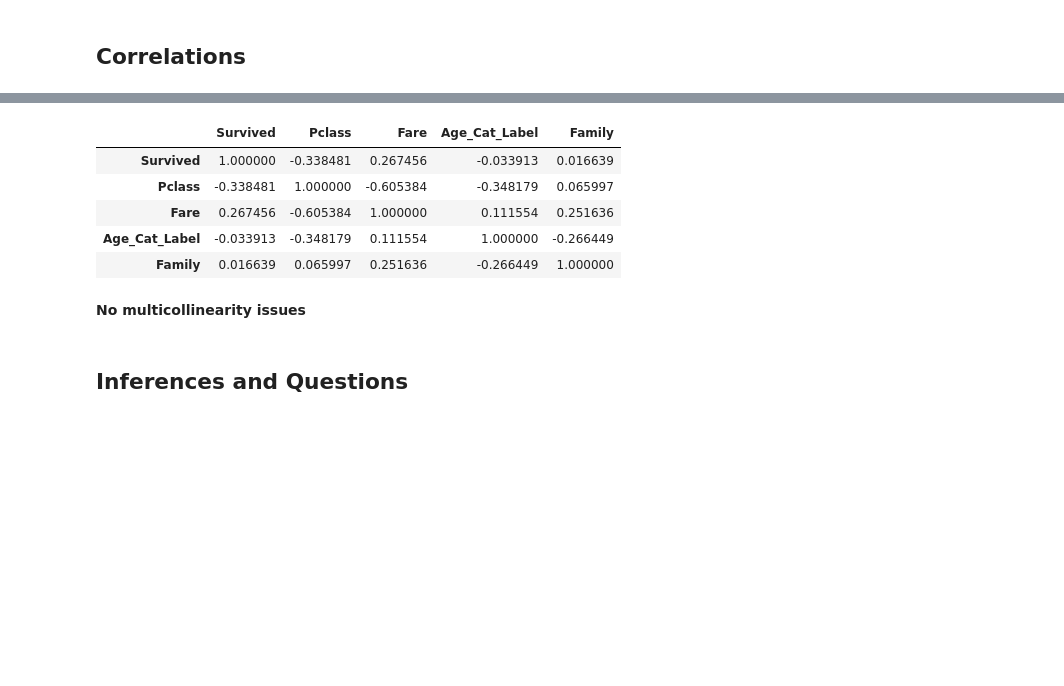
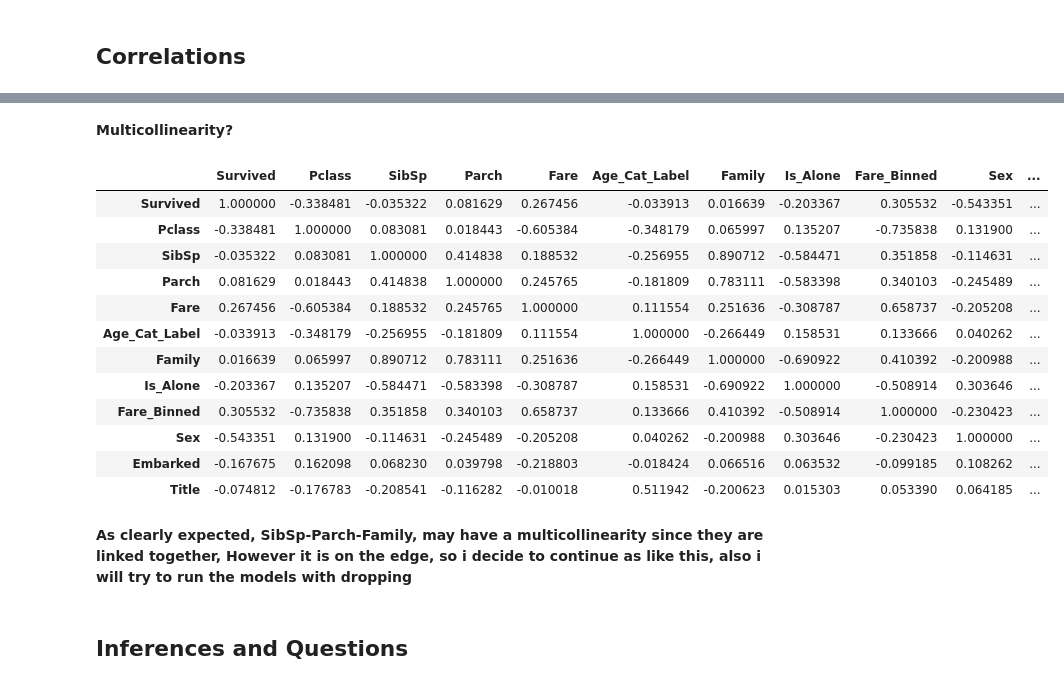
Before and after one commit to fatih-ml/titanic-survival-prediction, a Jupyter notebook: titanic_combined.ipynb, the cells around one changed output, grey strips where cells are left out. Saved outputs shown, nothing was run; the diff lists cells and outputs as text; code cells hidden in the pictures; blank space fills up the shorter version.

```diff
--- a/titanic_combined.ipynb
+++ b/titanic_combined.ipynb
@@ -314,3 +317,5 @@ df.drop(columns=['Ticket'], inplace=True)
+# %%
+df['Is_Alone'] = (df['Family'] == 1).astype(int)
 # %% [markdown]
 ## Check for Outliers
 # %%
@@ -416,0 +421,4 @@ df.sample(3)
+# %%
+df['Fare_Binned'] = pd.qcut(df['Fare'], q=5, labels=False, precision=3)
+df['Fare_Binned'] = df['Fare_Binned']+1
+df['Fare_Binned'].value_counts()
@@ -452,0 +490,5 @@ numerical_features = df_train.select_dtypes(include='number').columns
+# %%
+label_encoder_eda = LabelEncoder()
+df_encoded_eda = df_train[['Sex', 'Embarked', 'Title']].apply(label_encoder_eda.fit_transform)
+df_corr_labeled = pd.concat([df_train, df_encoded_eda], axis=1)
+df_corr_labeled.sample(3)
@@ -496,14 +553,32 @@ __It is shocking for me to have such an almost ZERO correlation between age and
+# %% [markdown]
+**Multicollinearity?**
+# %%
+def color_red(val):
+    if val > 0.85 and val < 0.99:
+        color = 'red'
+    elif val >= 1:
+        color = 'blue'
+    else:
+        color = 'black'
+    return f'color: {color}'
 # %%
-df_train.corr()
+df_corr_labeled.corr().style.applymap(color_red)
 # %% [output]
-|  | Survived | Pclass | Fare | Age_Cat_Label | Family |
-| Survived | 1.000000 | -0.338481 | 0.267456 | -0.033913 | 0.016639 |
-| Pclass | -0.338481 | 1.000000 | -0.605384 | -0.348179 | 0.065997 |
-| Fare | 0.267456 | -0.605384 | 1.000000 | 0.111554 | 0.251636 |
-| Age_Cat_Label | -0.033913 | -0.348179 | 0.111554 | 1.000000 | -0.266449 |
-| Family | 0.016639 | 0.065997 | 0.251636 | -0.266449 | 1.000000 |
+|  | Survived | Pclass | SibSp | Parch | Fare | Age_Cat_Label | Family | Is_Alone | Fare_Binned | Sex | ... |
+| Survived | 1.000000 | -0.338481 | -0.035322 | 0.081629 | 0.267456 | -0.033913 | 0.016639 | -0.203367 | 0.305532 | -0.543351 | ... |
+| Pclass | -0.338481 | 1.000000 | 0.083081 | 0.018443 | -0.605384 | -0.348179 | 0.065997 | 0.135207 | -0.735838 | 0.131900 | ... |
+| SibSp | -0.035322 | 0.083081 | 1.000000 | 0.414838 | 0.188532 | -0.256955 | 0.890712 | -0.584471 | 0.351858 | -0.114631 | ... |
+| Parch | 0.081629 | 0.018443 | 0.414838 | 1.000000 | 0.245765 | -0.181809 | 0.783111 | -0.583398 | 0.340103 | -0.245489 | ... |
+| Fare | 0.267456 | -0.605384 | 0.188532 | 0.245765 | 1.000000 | 0.111554 | 0.251636 | -0.308787 | 0.658737 | -0.205208 | ... |
+| Age_Cat_Label | -0.033913 | -0.348179 | -0.256955 | -0.181809 | 0.111554 | 1.000000 | -0.266449 | 0.158531 | 0.133666 | 0.040262 | ... |
+| Family | 0.016639 | 0.065997 | 0.890712 | 0.783111 | 0.251636 | -0.266449 | 1.000000 | -0.690922 | 0.410392 | -0.200988 | ... |
+| Is_Alone | -0.203367 | 0.135207 | -0.584471 | -0.583398 | -0.308787 | 0.158531 | -0.690922 | 1.000000 | -0.508914 | 0.303646 | ... |
+| Fare_Binned | 0.305532 | -0.735838 | 0.351858 | 0.340103 | 0.658737 | 0.133666 | 0.410392 | -0.508914 | 1.000000 | -0.230423 | ... |
+| Sex | -0.543351 | 0.131900 | -0.114631 | -0.245489 | -0.205208 | 0.040262 | -0.200988 | 0.303646 | -0.230423 | 1.000000 | ... |
+| Embarked | -0.167675 | 0.162098 | 0.068230 | 0.039798 | -0.218803 | -0.018424 | 0.066516 | 0.063532 | -0.099185 | 0.108262 | ... |
+| Title | -0.074812 | -0.176783 | -0.208541 | -0.116282 | -0.010018 | 0.511942 | -0.200623 | 0.015303 | 0.053390 | 0.064185 | ... |
 # %% [markdown]
-**No multicollinearity issues**
+**As clearly expected, SibSp-Parch-Family, may have a multicollinearity since they are linked together, However it is on the edge, so i decide to continue as like this, also i will try to run the models with dropping**
 # %% [markdown]
 ## Inferences and Questions
 # %% [markdown]
```
Also changed, not shown: parts of 62 cells of this notebook, 15 other files.
